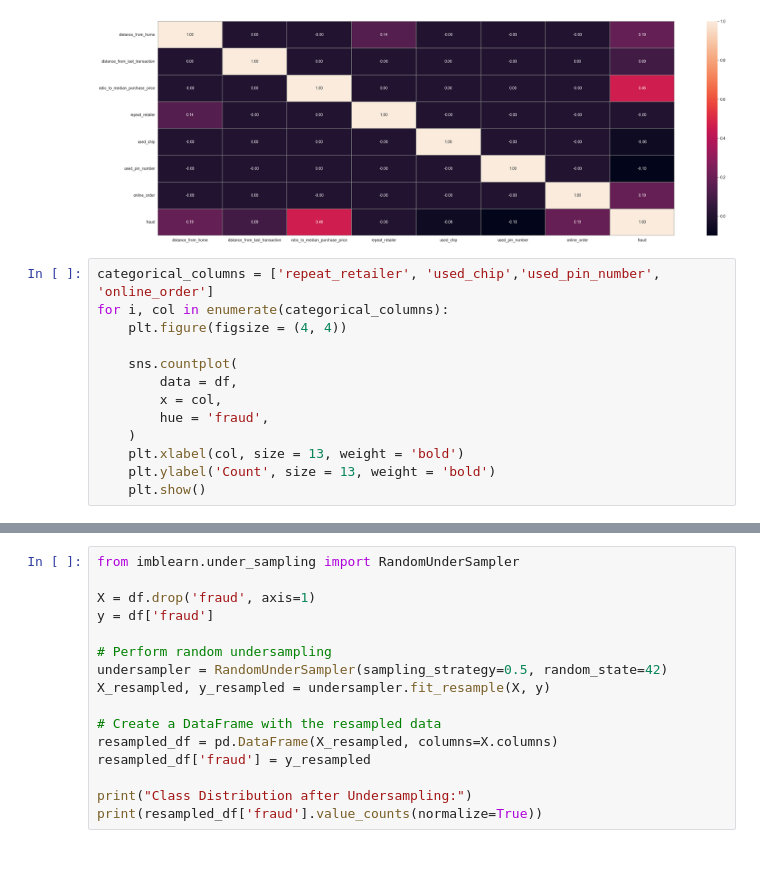
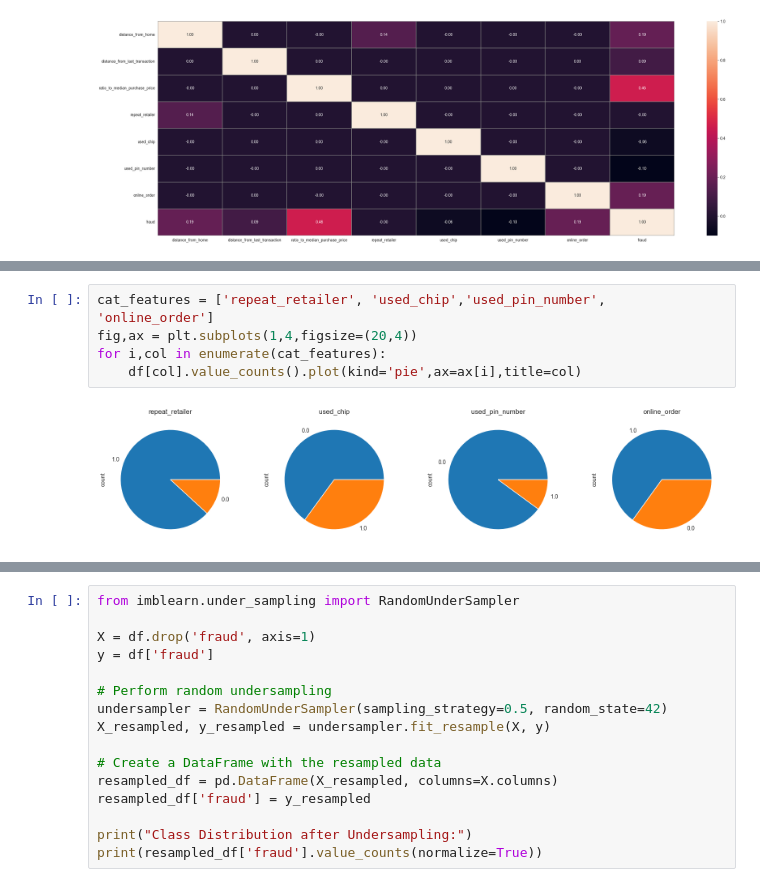
Before and after one commit to lucasdsm78/FraudDetectionIA, a Jupyter notebook: fastapi/fraud-detection-with-0-96-recall-and-0-98-auc.ipynb, the cells around one changed output, grey strips where cells are left out. Cells and saved outputs as stored; diff of their text form; blank space fills up the shorter version.

Commit message:
update diagrams for categories

```diff
--- a/fastapi/fraud-detection-with-0-96-recall-and-0-98-auc.ipynb
+++ b/fastapi/fraud-detection-with-0-96-recall-and-0-98-auc.ipynb
@@ -52,16 +52,3 @@ plt.show()
 # Table de corrélations à effectuer sur un plus grand échantillon de données
 # %% [output]
 [figure]
-# %%
-categorical_columns = ['repeat_retailer', 'used_chip','used_pin_number', 'online_order']
-for i, col in enumerate(categorical_columns):
-    plt.figure(figsize = (4, 4))
-
-    sns.countplot(
-        data = df,
-        x = col,
-        hue = 'fraud',
-    )
-    plt.xlabel(col, size = 13, weight = 'bold')
-    plt.ylabel('Count', size = 13, weight = 'bold')
-    plt.show()
@@ -130,0 +55,7 @@ The palette list has more values (3) than needed (2), which may not be intended.
+# %%
+cat_features = ['repeat_retailer', 'used_chip','used_pin_number', 'online_order']
+fig,ax = plt.subplots(1,4,figsize=(20,4))
+for i,col in enumerate(cat_features):
+    df[col].value_counts().plot(kind='pie',ax=ax[i],title=col)
+# %% [output]
+[figure, added]
```
Also changed, not shown: parts of 3 cells of this notebook.
